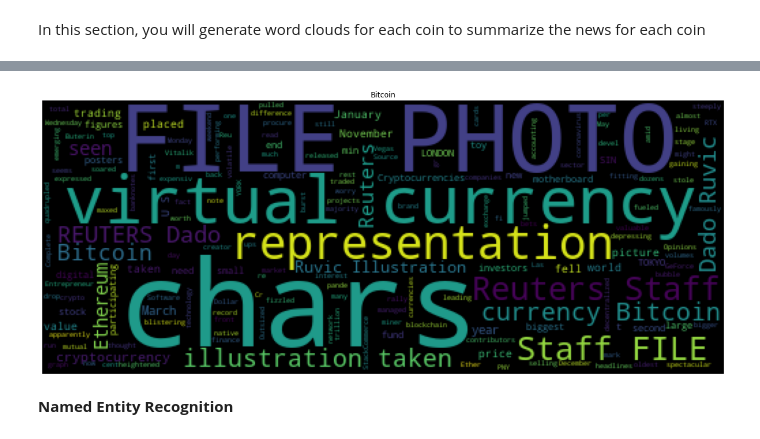
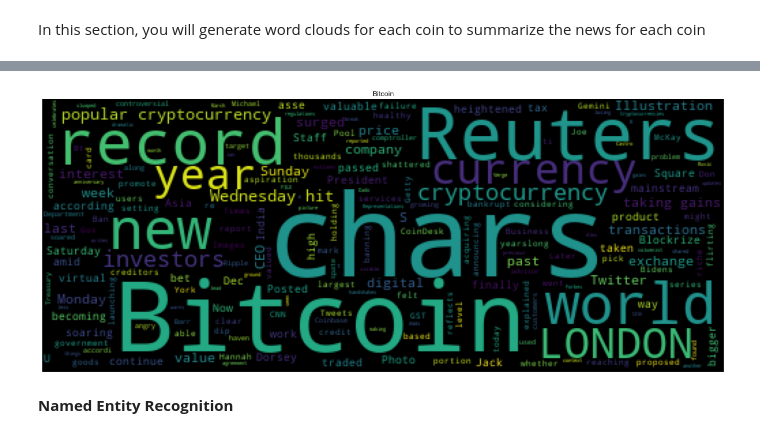
Before and after one commit to tfry-coder/python-homework, a Jupyter notebook: Talescrypto.ipynb, the cells around one changed output, grey strips where cells are left out. Drawn from its saved outputs; the diff is of its cells as text; code cells hidden in the pictures.

```diff
--- a/Talescrypto.ipynb
+++ b/Talescrypto.ipynb
@@ -113,0 +114,25 @@ dow.head()
+# %%
+eth_sentiments = []
+
+for articles in ethereumheadlines['articles']:
+    try:
+        text = articles['content']
+        results = analyzer.polarity_scores(text)
+        compound = results['compound']
+        pos = results['pos']
+        neu = results['neu']
+        neg = results['neg']
+
+        #put data into sentiments
+        eth_sentiments.append({
+            'text':text,
+            'Compound':compound,
+            'Positive':pos,
+            'Negative':neg,
+            'Neutral':neu})
+
+    except AttributeError:
+        pass
+
+eth = pd.DataFrame(eth_sentiments)
+eth.head()
@@ -157,18 +211,6 @@ import re
 # Complete the tokenizer function
 def tokenizer(text):
     """Tokenizes text."""
-
-#tokenization
-wnl = WordNetLemmatizer()
-
-stop = stopwords.words('english')
-
-stop.append('``')
-stop.append('\'')
-stop.append('...')
-stop = set(stop)
-
-def tokenizer(text):
     words = word_tokenize(text)
     words = list(filter(lambda w: w.lower(), words))
     words = list(filter(lambda t: t not in punctuation, words))
@@ -176,5 +218,3 @@ def tokenizer(text):
 
     tokens = [wnl.lemmatize(word) for word in words]
     return tokens
-
-    return tokens
@@ -191,3 +221,4 @@ dow.head()
 # %%
  # Create a new tokens column for bitcoin
-# YOUR CODE HERE!
+btc['tokens'] = btc.text.apply(tokenizer)
+btc.head()
@@ -281,7 +364,7 @@ def wordcloud(text, title=''):
 # %%
-wordcloud(dow.text.str.cat(), title='Bitcoin')
+wordcloud(btc.text.str.cat(), title='Bitcoin')
 # %% [output]
-[figure, old version]
+[figure, new version]
 # %% [markdown]
 **Named Entity Recognition**
 # %% [markdown]
```
Also changed, not shown: parts of 21 cells of this notebook.
